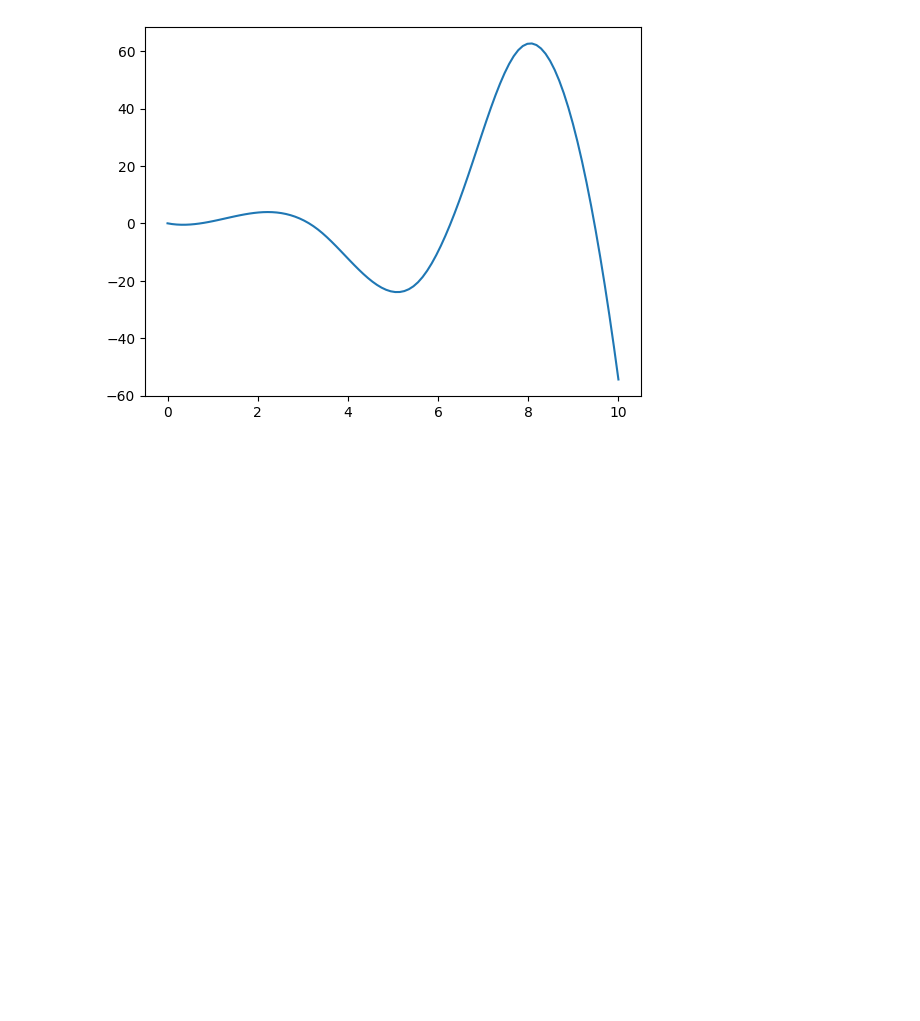
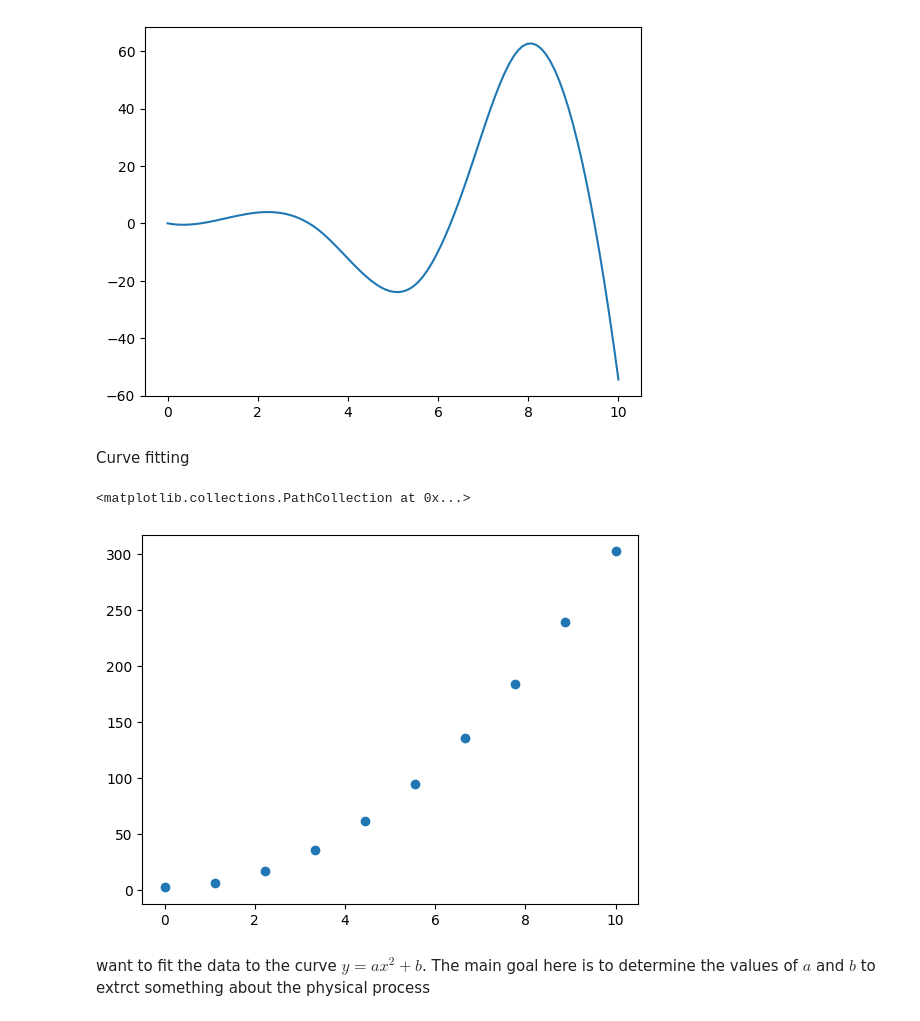
Before and after one commit to yamini-nirwan/Learning-Python, a Jupyter notebook: scipy.ipynb, the cells around one changed output. Drawn from its saved outputs; the diff is of its cells as text; code cells hidden in the pictures; blank space fills up the shorter version.

```diff
--- a/scipy.ipynb
+++ b/scipy.ipynb
@@ -107,3 +107,15 @@ plt.plot(x_dense, y_dense) #cubic interpolation gives the smoothest curve
 # %% [output]
 [<matplotlib.lines.Line2D at 0x...>]
 [figure]
+# %% [markdown]
+Curve fitting
+# %%
+x_data = np.linspace(0, 10, 10)
+y_data = 3.0 * x_data**2 + 2.0
+# %%
+plt.scatter(x_data, y_data)
+# %% [output]
+<matplotlib.collections.PathCollection at 0x...>
+[figure, added]
+# %% [markdown]
+want to fit the data to the curve $y = ax^2 + b$. The main goal here is to determine the values of $a$ and $b$ to extrct something about the physical process
```
Also changed, not shown: parts of 37 cells of this notebook, 1 other file.
